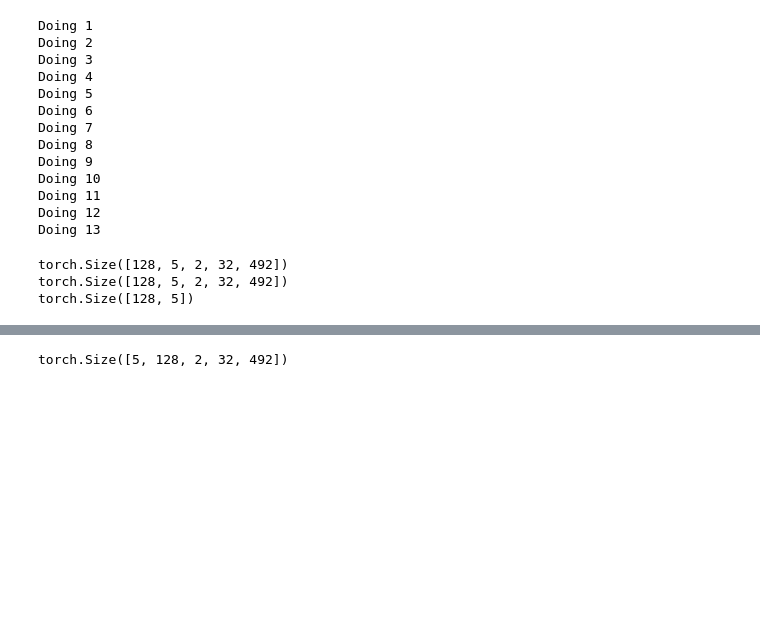
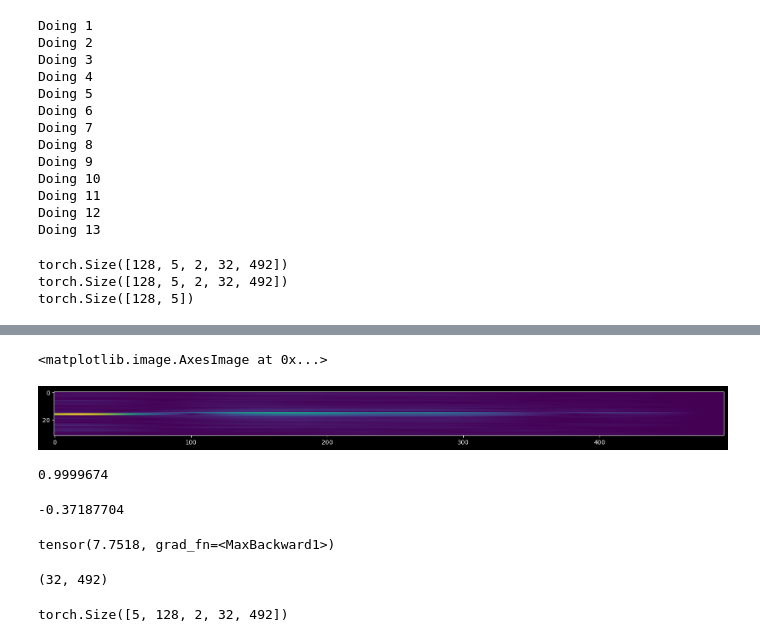
Before and after one commit to NetanelBlumenfeld/Radar, a Jupyter notebook: src/python/data_loader/data_note_book.ipynb, the cells around one changed output, grey strips where cells are left out. Saved outputs shown, nothing was run; the diff lists cells and outputs as text; code cells hidden in the pictures; blank space fills up the shorter version.

```diff
--- a/src/python/data_loader/data_note_book.ipynb
+++ b/src/python/data_loader/data_note_book.ipynb
@@ -74,0 +144,15 @@ torch.Size([128, 5])
+# %%
+plt.figure(figsize=(20,10))
+
+plt.imshow(b[0][0,0,0,:,:])
+# %% [output]
+<matplotlib.image.AxesImage at 0x...>
+[figure, added]
+# %%
+a[0,0,0].numpy().max()
+# %% [output]
+0.9999674
+# %%
+res_img.min()
+# %% [output]
+-0.37187704
@@ -75,3 +166,11 @@ torch.Size([128, 5])
+# %%
+c.max()
+# %% [output]
+tensor(7.7518, grad_fn=<MaxBackward1>)
+# %%
+aa.shape
+# %% [output]
+(32, 492)
 # %%
 x_orig = a[0,0,0,:,:].numpy()
 x_low = b[0][0,0,0,:,:].numpy()
```
Also changed, not shown: parts of 6 cells of this notebook, 5 other files.
